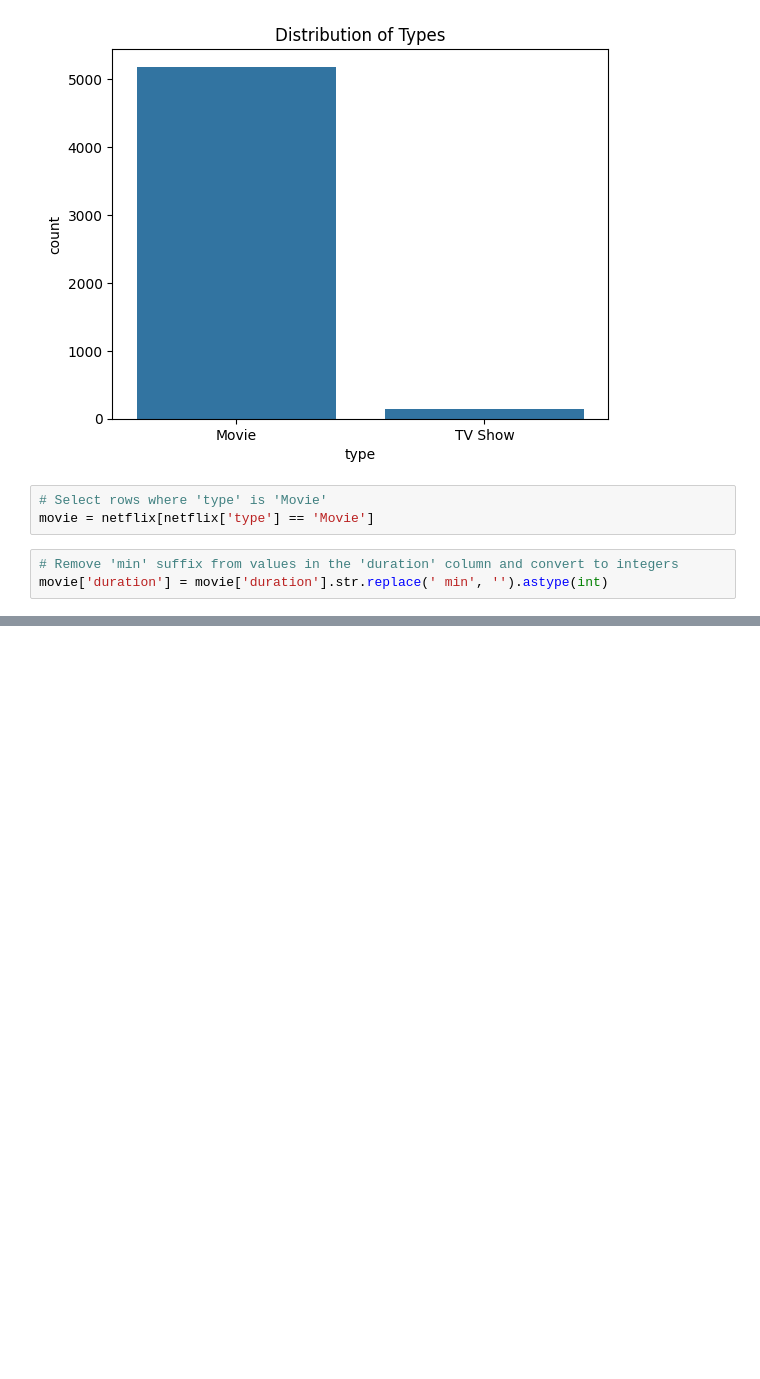
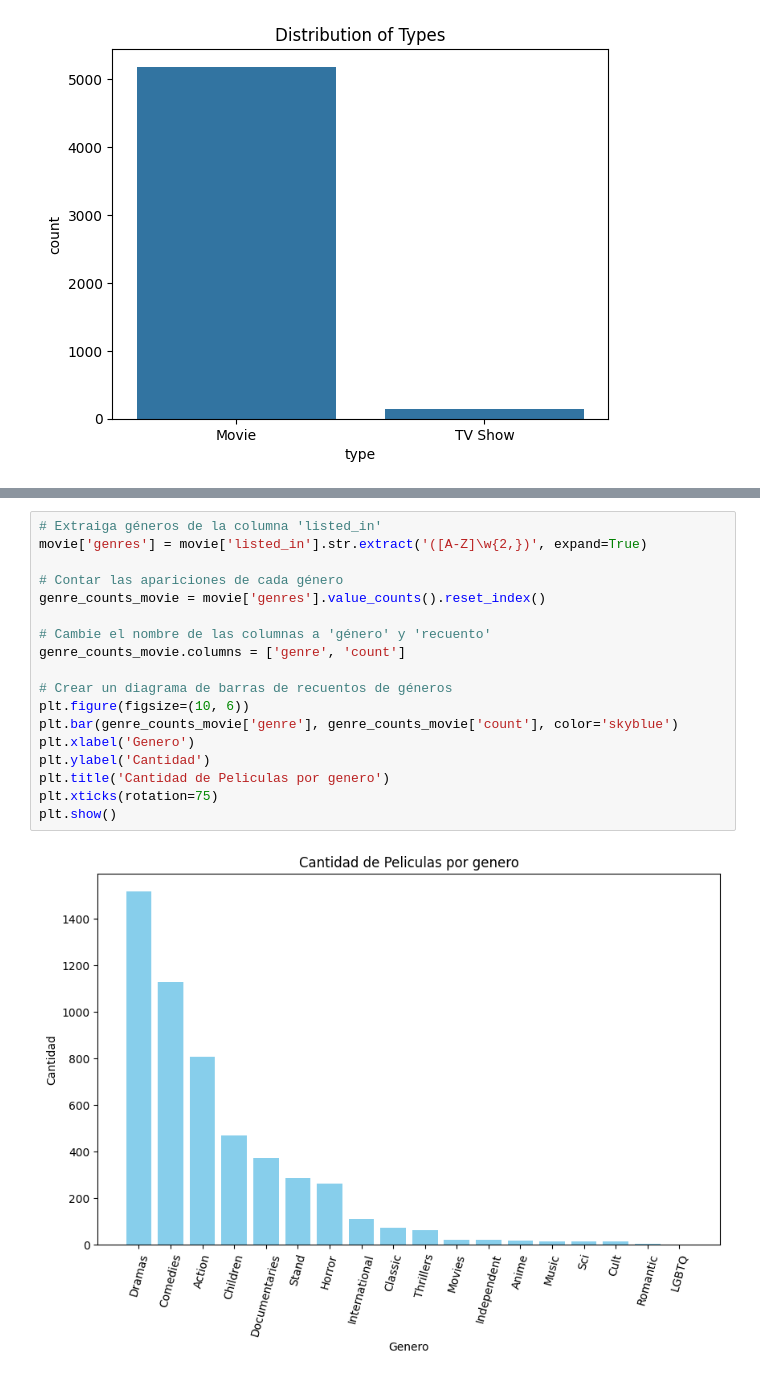
Before and after one commit to Jose1995-S/CANVIA, a Jupyter notebook: netflix.ipynb, the cells around one changed output, grey strips where cells are left out. Drawn from its saved outputs; the diff is of its cells as text; blank space fills up the shorter version.

```diff
--- a/netflix.ipynb
+++ b/netflix.ipynb
@@ -100,9 +100,3 @@ plt.title('Distribution of Types')
 plt.show()
 # %% [output]
 [figure]
-# %%
-# Select rows where 'type' is 'Movie'
-movie = netflix[netflix['type'] == 'Movie']
-# %%
-# Remove 'min' suffix from values in the 'duration' column and convert to integers
-movie['duration'] = movie['duration'].str.replace(' min', '').astype(int)
@@ -126,0 +124,20 @@ plt.show()
+# %%
+# Extraiga géneros de la columna 'listed_in'
+movie['genres'] = movie['listed_in'].str.extract('([A-Z]\w{2,})', expand=True)
+
+# Contar las apariciones de cada género
+genre_counts_movie = movie['genres'].value_counts().reset_index()
+
+# Cambie el nombre de las columnas a 'género' y 'recuento'
+genre_counts_movie.columns = ['genre', 'count']
+
+# Crear un diagrama de barras de recuentos de géneros
+plt.figure(figsize=(10, 6))
+plt.bar(genre_counts_movie['genre'], genre_counts_movie['count'], color='skyblue')
+plt.xlabel('Genero')
+plt.ylabel('Cantidad')
+plt.title('Cantidad de Peliculas por genero')
+plt.xticks(rotation=75)
+plt.show()
+# %% [output]
+[figure, added]
```
Also changed, not shown: parts of 4 cells of this notebook.
